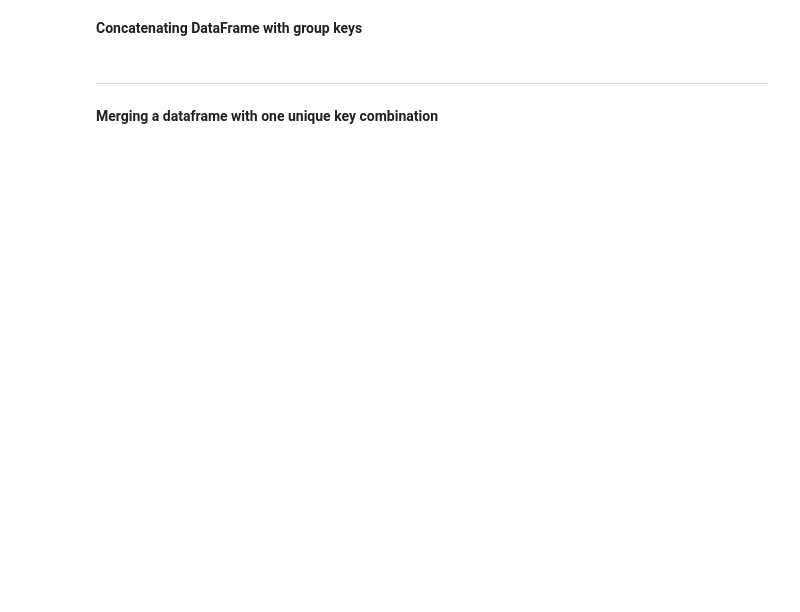
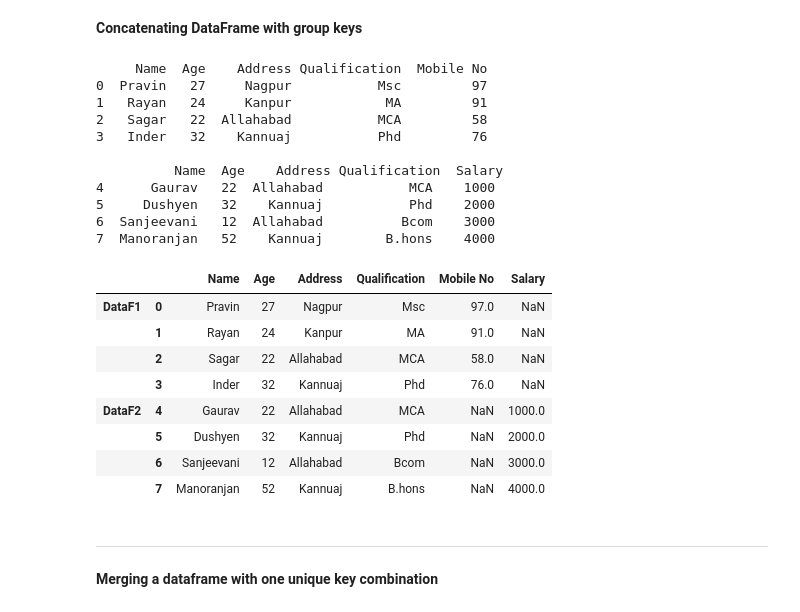
Before and after one commit to pramodtoraskar/Python-Learning, a Jupyter notebook: Examples/Module-4/m4-script33.ipynb, the cells around one changed output. Drawn from its saved outputs; the diff is of its cells as text; code cells hidden in the pictures; blank space fills up the shorter version.

```diff
--- a/Examples/Module-4/m4-script33.ipynb
+++ b/Examples/Module-4/m4-script33.ipynb
@@ -301,17 +610,39 @@ res_df
 # %%
 df_obj_1 = pd.DataFrame(emp_obj_1,index=[0, 1, 2, 3])
 
 # Convert the dictionary into DataFrame
 df_obj_2 = pd.DataFrame(emp_obj_2, index=[4, 5, 6, 7])
 
 print(df_obj_1, "\n\n", df_obj_2)
 
 # using keys
 frames = [df_obj_1, df_obj_2]
 
-res_df = pd.concat(frames, keys=['x', 'y'])
+res_df = pd.concat(frames, keys=['DataF1', 'DataF2'])
+
 print("\n")
 res_df
+# %% [output]
+     Name  Age    Address Qualification  Mobile No
+0  Pravin   27     Nagpur           Msc         97
+1   Rayan   24     Kanpur            MA         91
+2   Sagar   22  Allahabad           MCA         58
+3   Inder   32    Kannuaj           Phd         76
+
+          Name  Age    Address Qualification  Salary
+4      Gaurav   22  Allahabad           MCA    1000
+5     Dushyen   32    Kannuaj           Phd    2000
+6  Sanjeevani   12  Allahabad          Bcom    3000
+7  Manoranjan   52    Kannuaj        B.hons    4000
+|  |  | Name | Age | Address | Qualification | Mobile No | Salary |
+| DataF1 | 0 | Pravin | 27 | Nagpur | Msc | 97.0 | NaN |
+|  | 1 | Rayan | 24 | Kanpur | MA | 91.0 | NaN |
+|  | 2 | Sagar | 22 | Allahabad | MCA | 58.0 | NaN |
+|  | 3 | Inder | 32 | Kannuaj | Phd | 76.0 | NaN |
+| DataF2 | 4 | Gaurav | 22 | Allahabad | MCA | NaN | 1000.0 |
+|  | 5 | Dushyen | 32 | Kannuaj | Phd | NaN | 2000.0 |
+|  | 6 | Sanjeevani | 12 | Allahabad | Bcom | NaN | 3000.0 |
+|  | 7 | Manoranjan | 52 | Kannuaj | B.hons | NaN | 4000.0 |
 # %% [markdown]
 <hr/>
 
```
Also changed, not shown: parts of 29 cells of this notebook, 13 other files.
